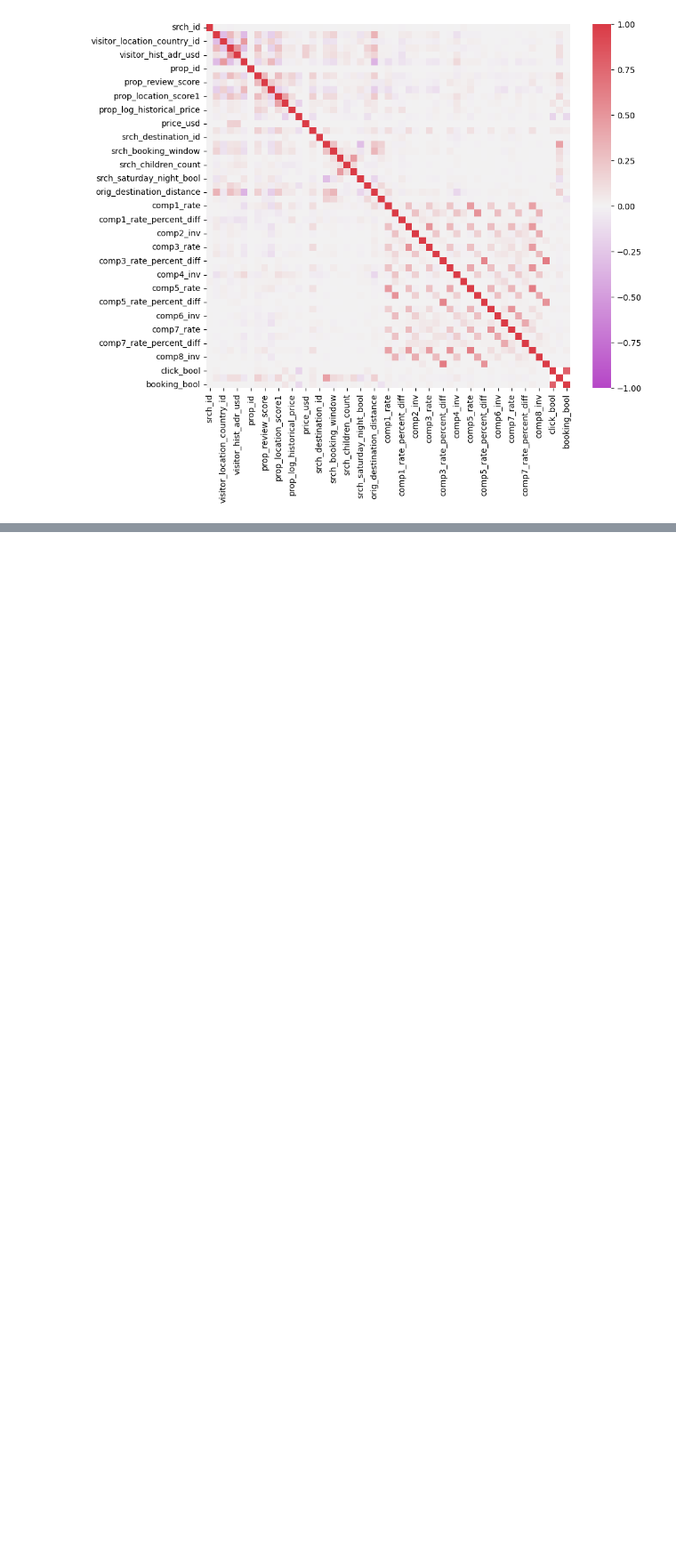
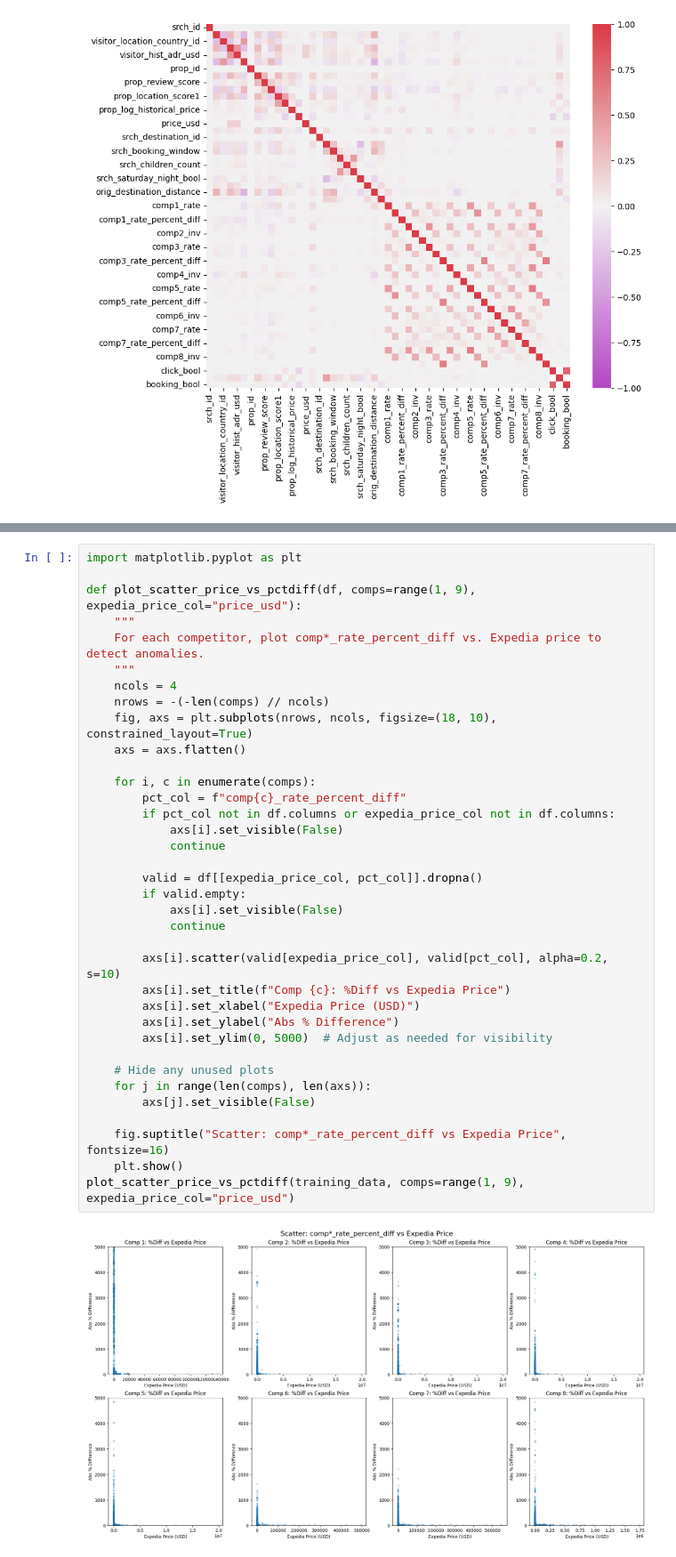
Before and after one commit to kshnva/DMT2, a Jupyter notebook: eda.ipynb, the cells around one changed output, grey strips where cells are left out. Shown at 89% size. Drawn from its saved outputs; the diff is of its cells as text; blank space fills up the shorter version.

```diff
--- a/eda.ipynb
+++ b/eda.ipynb
@@ -17,0 +366,38 @@ sns.heatmap(corr,
+# %%
+import matplotlib.pyplot as plt
+
+def plot_scatter_price_vs_pctdiff(df, comps=range(1, 9), expedia_price_col="price_usd"):
+    """
+    For each competitor, plot comp*_rate_percent_diff vs. Expedia price to detect anomalies.
+    """
+    ncols = 4
+    nrows = -(-len(comps) // ncols)
+    fig, axs = plt.subplots(nrows, ncols, figsize=(18, 10), constrained_layout=True)
+    axs = axs.flatten()
+
+    for i, c in enumerate(comps):
+        pct_col = f"comp{c}_rate_percent_diff"
+        if pct_col not in df.columns or expedia_price_col not in df.columns:
+            axs[i].set_visible(False)
+            continue
+
+        valid = df[[expedia_price_col, pct_col]].dropna()
+        if valid.empty:
+            axs[i].set_visible(False)
+            continue
+
+        axs[i].scatter(valid[expedia_price_col], valid[pct_col], alpha=0.2, s=10)
+        axs[i].set_title(f"Comp {c}: %Diff vs Expedia Price")
+        axs[i].set_xlabel("Expedia Price (USD)")
+        axs[i].set_ylabel("Abs % Difference")
+        axs[i].set_ylim(0, 5000)  # Adjust as needed for visibility
+
+    # Hide any unused plots
+    for j in range(len(comps), len(axs)):
+        axs[j].set_visible(False)
+
+    fig.suptitle("Scatter: comp*_rate_percent_diff vs Expedia Price", fontsize=16)
+    plt.show()
+plot_scatter_price_vs_pctdiff(training_data, comps=range(1, 9), expedia_price_col="price_usd")
+# %% [output]
+[figure, added]
```
Also changed, not shown: parts of 13 cells of this notebook, 1 other file.
